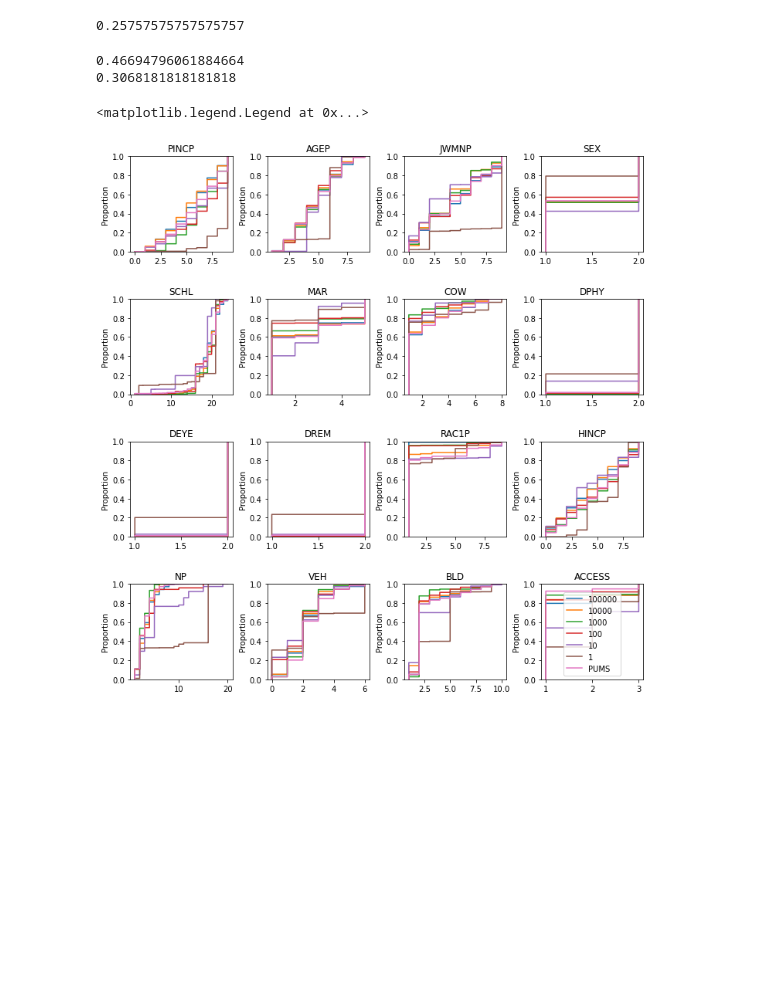
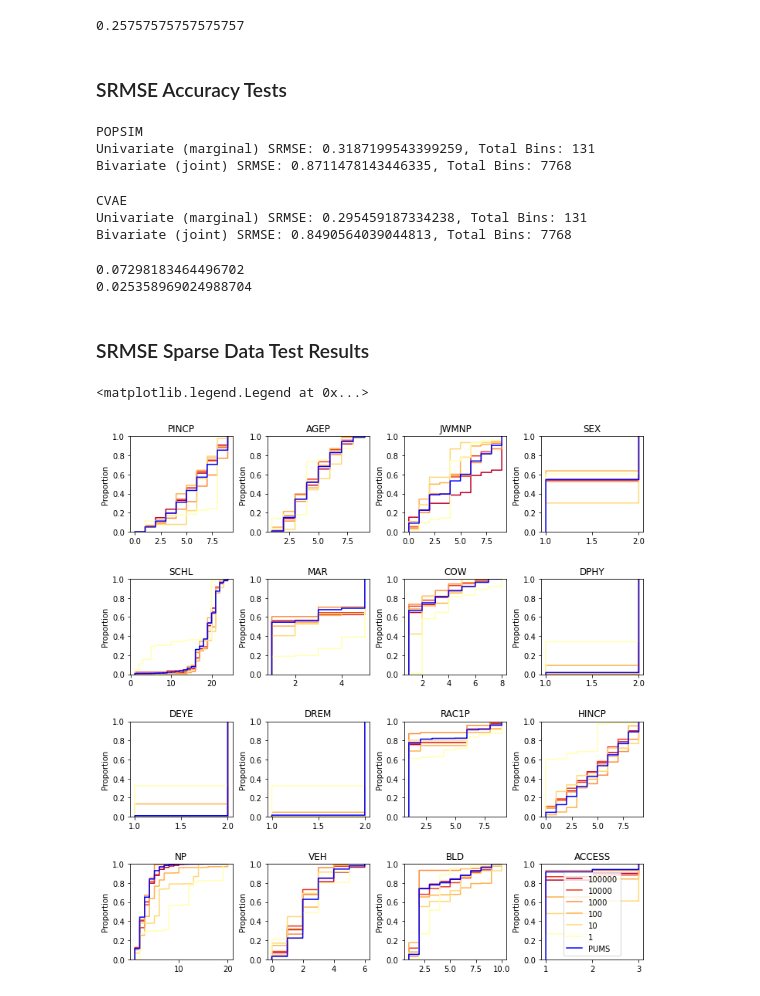
Before and after one commit to zackAemmer/generative_synthesis, a Jupyter notebook: compare_synthetic_populations.ipynb, the cells around one changed output. Cells and saved outputs as stored; diff of their text form; code cells hidden in the pictures; blank space fills up the shorter version.

Commit message:
Fix PUMS weights

```diff
--- a/compare_synthetic_populations.ipynb
+++ b/compare_synthetic_populations.ipynb
@@ -12,7 +12,7 @@ h_df = pd.read_csv("data/PUMS_2017_5YR_WA/psam_h53.csv")
 
 # Filter to desired variables (numeric then categorical)
 pums_data_h = h_df[['SERIALNO','HINCP','NP','VEH','BLD','ACCESS']]
-pums_data_p = p_df[['SERIALNO','PINCP','AGEP','JWMNP','SEX','SCHL','MAR','COW','DPHY','DEYE','DREM','RAC1P']]
+pums_data_p = p_df[['SERIALNO','PWGTP','PINCP','AGEP','JWMNP','SEX','SCHL','MAR','COW','DPHY','DEYE','DREM','RAC1P']]
 del h_df
 del p_df
 pums_data = pd.merge(pums_data_p, pums_data_h, on='SERIALNO')
@@ -28,6 +28,13 @@ pums_data['PINCP'], pincp_bins = pd.qcut(pums_data['PINCP'], q=10, labels=False,
 print(f"Dataset n={len(pums_data)} pre-cleaning")
 pums_data = pums_data.dropna()
 print(f"Dataset n={len(pums_data)} post-cleaning")
+
+# Scale by the person-weights to get true population
+pums_data = pums_data.reindex(pums_data.index.repeat(pums_data['PWGTP']))
+pums_data = pums_data.drop('PWGTP', axis=1)
+pums_data_p = pums_data_p.drop('PWGTP', axis=1)
+# np.random.seed(420)
+pums_data = pums_data.sample(150000)
 pums_data
 # %% [output]
 Dataset n=359075 pre-cleaning
@@ -114,13 +121,23 @@ time_vae
 print((924-686)/(924)) # pct improvement
 # %% [output]
 0.25757575757575757
+# %% [markdown]
+### SRMSE Accuracy Tests
 # %%
 # # SRMSE for the recreated popsim data
-# print("POPSIM")
-# SRMSE.calculateSRMSE(popsim_data, pums_data.sample(len(popsim_data), replace=True))
-# SRMSE.calculateBivariateSRMSE(popsim_data, pums_data.sample(len(popsim_data), replace=True))
+print("POPSIM")
+srmse_uni_pop = SRMSE.calculateSRMSE(popsim_data.sample(len(pums_data), replace=True), pums_data)
+srmse_bi_pop = SRMSE.calculateBivariateSRMSE(popsim_data.sample(len(pums_data), replace=True), pums_data)
+# %% [output]
+POPSIM
+Univariate (marginal) SRMSE: 0.3187199543399259, Total Bins: 131
+Bivariate (joint) SRMSE: 0.8711478143446335, Total Bins: 7768
 # %%
-# # Theoretical minimum SRMSE pums on pums
-# print("PUMS min")
-# SRMSE.calculateSRMSE(pums_data.sample(len(pums_data), replace=True), pums_data)
-# SRMSE.calculateBivariateSRMSE(pums_data.sample(len(pums_data), replace=True), pums_data)
+# # SRMSE for the recreated cvae data
+print("CVAE")
+srmse_uni_cvae = SRMSE.calculateSRMSE(vae_data.sample(len(pums_data), replace=True), pums_data)
+srmse_bi_cvae = SRMSE.calculateBivariateSRMSE(vae_data.sample(len(pums_data), replace=True), pums_data)
+# %% [output]
+CVAE
+Univariate (marginal) SRMSE: 0.295459187334238, Total Bins: 131
+Bivariate (joint) SRMSE: 0.8490564039044813, Total Bins: 7768
@@ -139,3 +144,11 @@ print((924-686)/(924)) # pct improvement
+# %%
+print((srmse_uni_pop-srmse_uni_cvae)/(srmse_uni_pop)) # pct difference
+print((srmse_bi_pop-srmse_bi_cvae)/(srmse_bi_pop)) # pct difference
+# %% [output]
+0.07298183464496702
+0.025358969024988704
+# %% [markdown]
+### SRMSE Sparse Data Test Results
 # %%
 # Data Tests for VAE
 num_samples = [100000,10000,1000,100,10,1]
@@ -154,9 +157,3 @@ srmse_bi_pums = [.0002]
-# %%
-print((.0711-.0379)/(.0711)) # pct improvement
-print((.0088-.0061)/(.0088))
-# %% [output]
-0.46694796061884664
-0.3068181818181818
 # %%
 all_pops = []
 for num in num_samples:
@@ -165,29 +162,32 @@ for num in num_samples:
     all_pops.append(pop)
 all_pops = pd.concat(all_pops)
 # %%
+colors = ['#ffffb2','#fed976','#feb24c','#fd8d3c','#f03b20','#bd0026']
+colors.reverse()
+
 # Generate Distributions of All HH variables
 fig, axes = plt.subplots(nrows=4, ncols=4, figsize=(10,10))
 fig.tight_layout(h_pad=4)
 
 # Plot distribution of each variable for each number of population sample size
-for popsize in num_samples:
+for j, popsize in enumerate(num_samples):
     data_subset = all_pops[all_pops['num_samples']==popsize]
     for i, var in enumerate(data_subset.columns[:-1]):
-        sns.ecdfplot(data=data_subset, x=var, ax=axes.flatten()[i])
+        sns.ecdfplot(data=data_subset, x=var, color=colors[j], ax=axes.flatten()[i])
         axes.flatten()[i].set_title(var)
         axes.flatten()[i].set_xlabel(None)
 
 # Plot the PUMS data distribution on top
 for i, var in enumerate(data_subset.columns[:-1]):
-    sns.ecdfplot(data=pums_data, x=var, ax=axes.flatten()[i])
+    sns.ecdfplot(data=pums_data, x=var, color='blue', ax=axes.flatten()[i])
     axes.flatten()[i].set_title(var)
     axes.flatten()[i].set_xlabel(None)
 
 # Add legend with label for PUMS
 plt.legend(labels=num_samples+['PUMS'])
 # %% [output]
 <matplotlib.legend.Legend at 0x...>
-[figure, old version]
+[figure, new version]
 # %%
 # Generate Distributions of All HH variables
 fig, axes = plt.subplots(nrows=4, ncols=4, figsize=(10,10))
```
Also changed, not shown: parts of 6 cells of this notebook, 3 other files.
